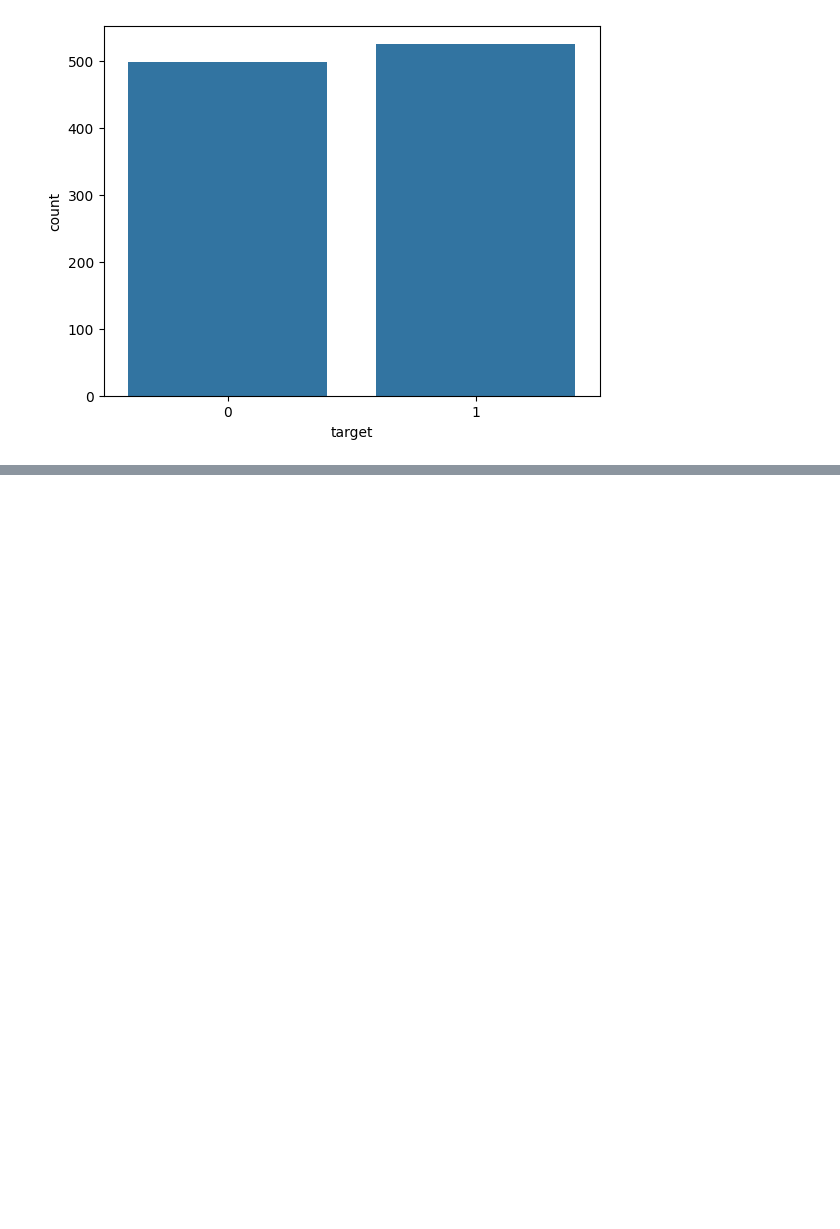
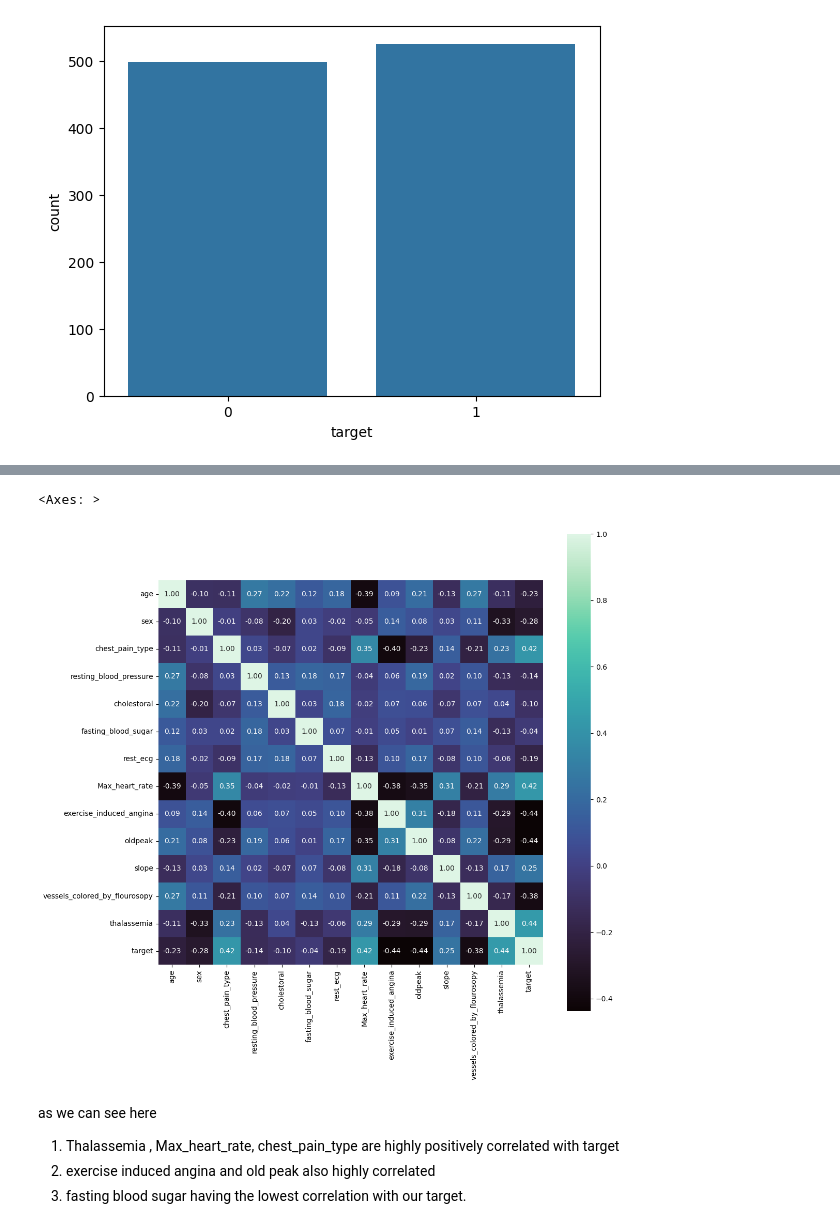
Before and after one commit to yanicodeverse/heart_disease, a Jupyter notebook: HD.ipynb, the cells around one changed output, grey strips where cells are left out. Saved outputs shown, nothing was run; the diff lists cells and outputs as text; code cells hidden in the pictures; blank space fills up the shorter version.

```diff
--- a/HD.ipynb
+++ b/HD.ipynb
@@ -201,3 +207,7 @@ sns.countplot(x='target', data=df)
 # %% [output]
 <Axes: xlabel='target', ylabel='count'>
 [figure]
+# %%
+# correlations
+corr = df.corr()
+corr
@@ -203,0 +230,14 @@ sns.countplot(x='target', data=df)
+# %%
+# plotting heatmap of correlations
+
+plt.figure(figsize=[12,12])
+sns.heatmap(corr, square=True, annot= True ,fmt='.2f', cbar=True, cmap='mako')
+# %% [output]
+<Axes: >
+[figure, added]
+# %% [markdown]
+as we can see here
+
+1. Thalassemia , Max_heart_rate, chest_pain_type are highly positively correlated with target
+2. exercise induced angina and old peak also highly correlated
+3. fasting blood sugar having the lowest correlation with our target.
```
Also changed, not shown: parts of 21 cells of this notebook, 1 other file.
